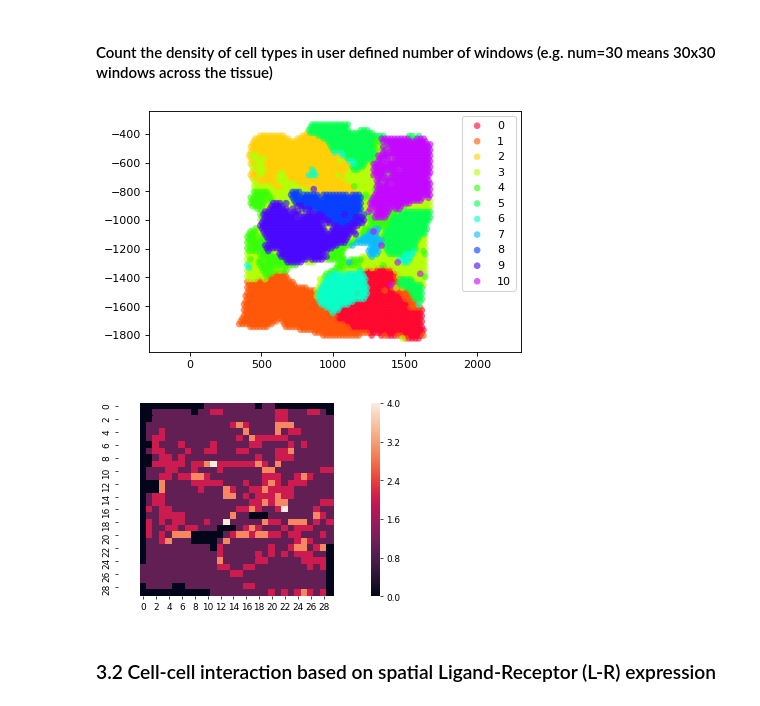
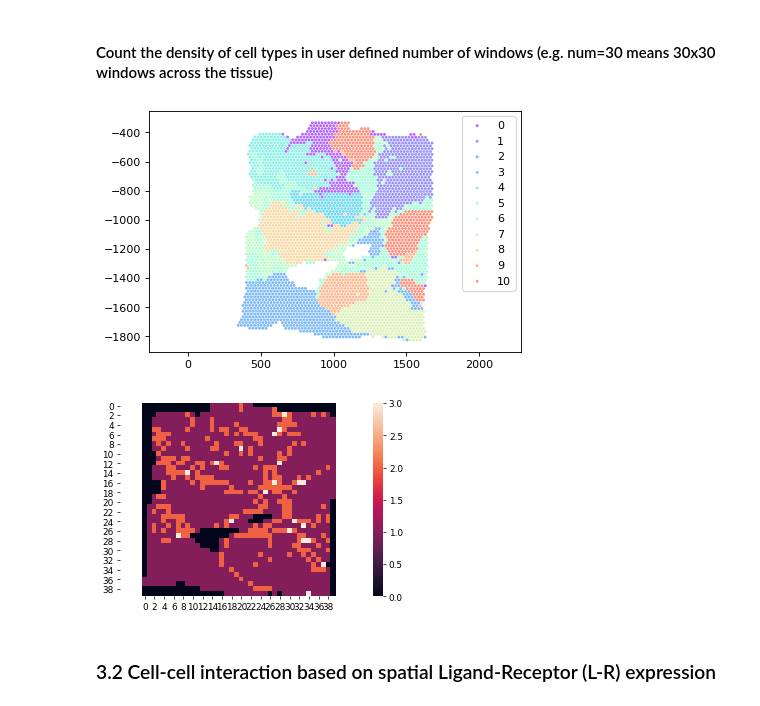
Before and after one commit to BiomedicalMachineLearning/stLearn, a Jupyter notebook: tutorials/cci.ipynb, the cells around one changed output. Drawn from its saved outputs; the diff is of its cells as text; code cells hidden in the pictures.

```diff
--- a/tutorials/cci.ipynb
+++ b/tutorials/cci.ipynb
@@ -69,12 +70,12 @@ Louvain clustering is done! The labels are stored in adata.obs['louvain']
 # %% [markdown]
 #### Count the density of cell types in user defined number of windows (e.g. num=30 means 30x30 windows across the tissue)
 # %%
-counts = st.tl.cci.het.count(data, use_clustering='louvain', num=30)
+counts = st.tl.cci.het.count(data, use_clustering='louvain', num=40)
 # %%
-st.pl.het_plot(data, use_cluster='louvain', het=counts, dpi=80)
+st.pl.het_plot(data, use_cluster='louvain', het=counts, dpi=80, name='het_louvain', output='.')
 # %% [output]
-[figure, old version]
+[figure, new version]
-[figure, old version]
+[figure, new version]
 # %% [markdown]
 ### 3.2 Cell-cell interaction based on spatial Ligand-Receptor (L-R) expression
 # %% [markdown]
```
Also changed, not shown: parts of 11 cells of this notebook.
